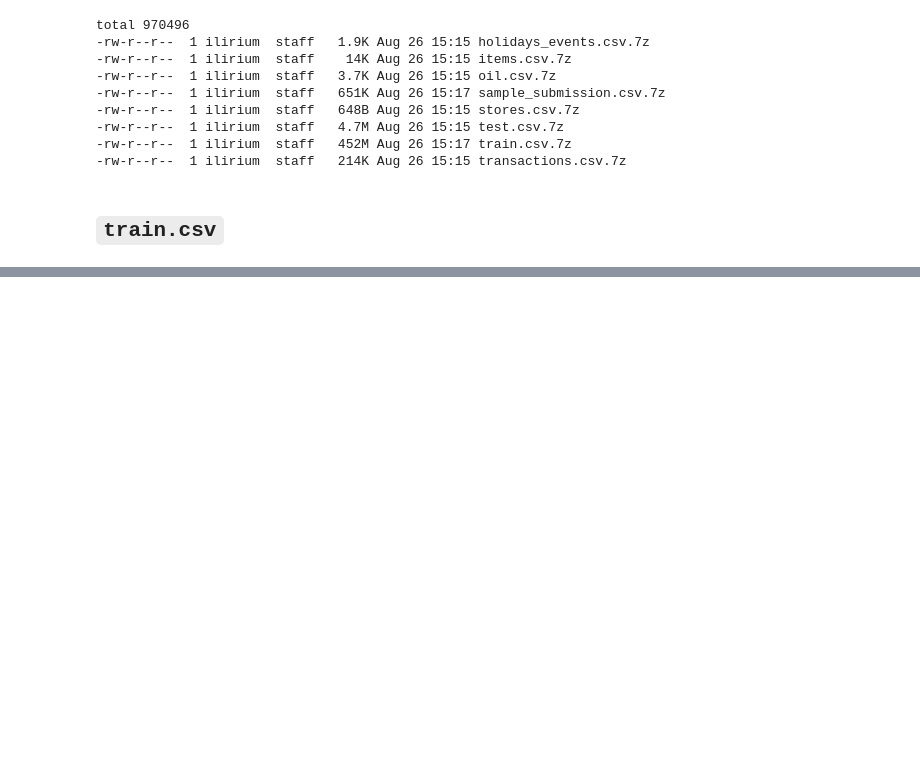
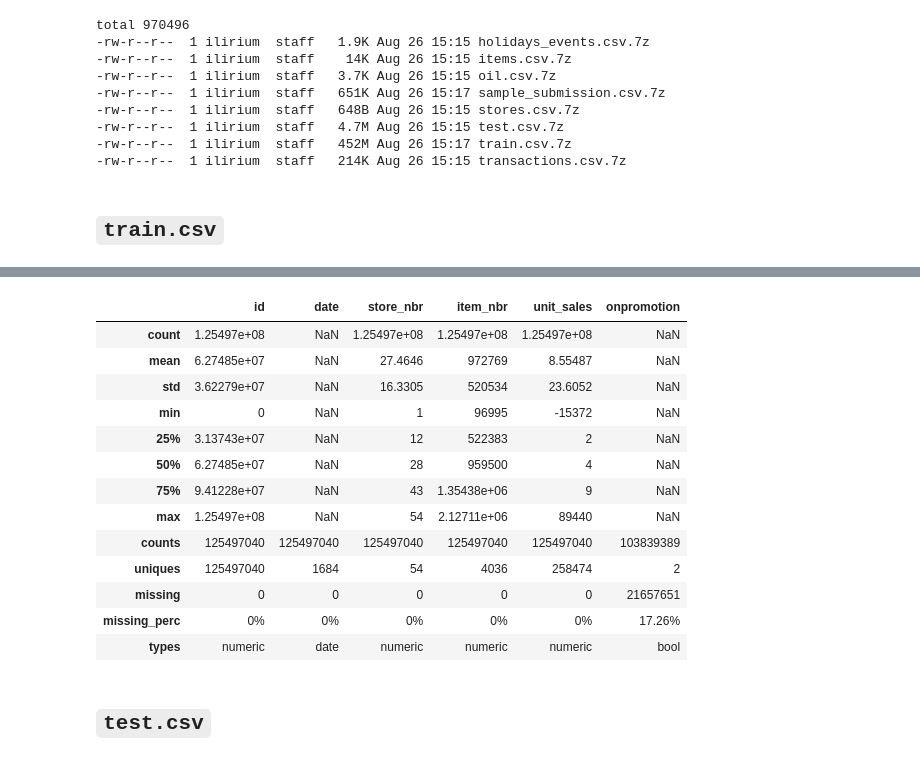
Before and after one commit to ilirium/kaggle-favorita, a Jupyter notebook: favorita-01.ipynb, the cells around one changed output, grey strips where cells are left out. Saved outputs shown, nothing was run; the diff lists cells and outputs as text; code cells hidden in the pictures; blank space fills up the shorter version.

```diff
--- a/favorita-01.ipynb
+++ b/favorita-01.ipynb
@@ -63,2 +63,4 @@ table_names = ['holidays_events.csv', 'items.csv', 'oil.csv', 'stores.csv', 'tra
 # %% [markdown]
 ## `train.csv`
+# %%
+train = pd.read_csv(f'{PATH}{table_names[6]}.csv', low_memory=False)
@@ -64,0 +69,2 @@ table_names = ['holidays_events.csv', 'items.csv', 'oil.csv', 'stores.csv', 'tra
+# %%
+train['date'] = pd.to_datetime(train.date)
@@ -64,0 +80,19 @@ table_names = ['holidays_events.csv', 'items.csv', 'oil.csv', 'stores.csv', 'tra
+# %%
+DataFrameSummary(train).summary()
+# %% [output]
+|  | id | date | store_nbr | item_nbr | unit_sales | onpromotion |
+| count | 1.25497e+08 | NaN | 1.25497e+08 | 1.25497e+08 | 1.25497e+08 | NaN |
+| mean | 6.27485e+07 | NaN | 27.4646 | 972769 | 8.55487 | NaN |
+| std | 3.62279e+07 | NaN | 16.3305 | 520534 | 23.6052 | NaN |
+| min | 0 | NaN | 1 | 96995 | -15372 | NaN |
+| 25% | 3.13743e+07 | NaN | 12 | 522383 | 2 | NaN |
+| 50% | 6.27485e+07 | NaN | 28 | 959500 | 4 | NaN |
+| 75% | 9.41228e+07 | NaN | 43 | 1.35438e+06 | 9 | NaN |
+| max | 1.25497e+08 | NaN | 54 | 2.12711e+06 | 89440 | NaN |
+| counts | 125497040 | 125497040 | 125497040 | 125497040 | 125497040 | 103839389 |
+| uniques | 125497040 | 1684 | 54 | 4036 | 258474 | 2 |
+| missing | 0 | 0 | 0 | 0 | 0 | 21657651 |
+| missing_perc | 0% | 0% | 0% | 0% | 0% | 17.26% |
+| types | numeric | date | numeric | numeric | numeric | bool |
+# %% [markdown]
+## `test.csv`
```
Also changed, not shown: parts of 50 cells of this notebook.
